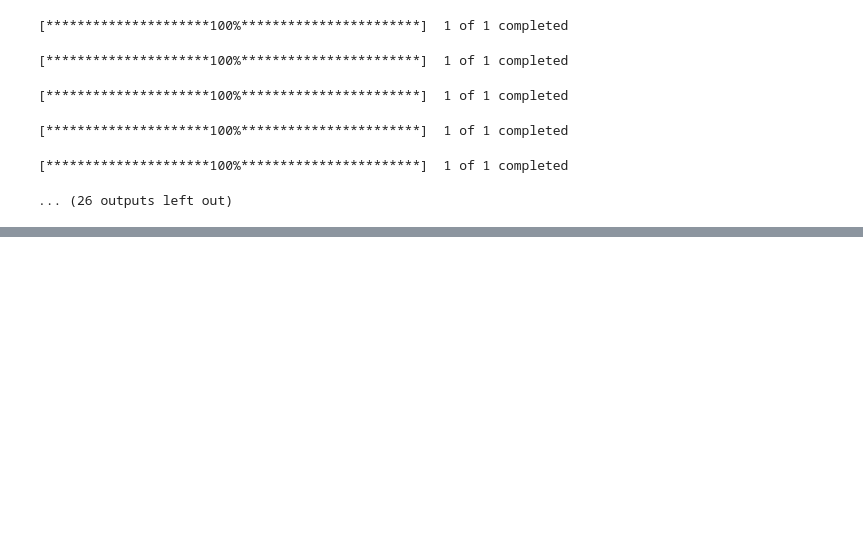
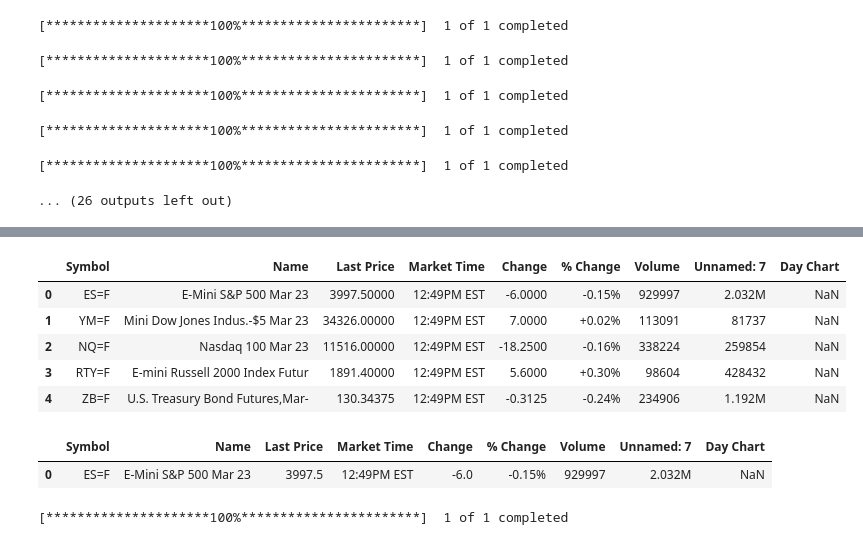
Before and after one commit to bgithub1/barchartacs, a Jupyter notebook: barchartacs/yahoofinance.ipynb, the cells around one changed output, grey strips where cells are left out. Drawn from its saved outputs; the diff is of its cells as text; code cells hidden in the pictures; blank space fills up the shorter version.

```diff
--- a/barchartacs/yahoofinance.ipynb
+++ b/barchartacs/yahoofinance.ipynb
@@ -153,0 +171,20 @@ if __name__=='__main__':
+# %%
+df_fl = get_futures_list_from_yahoo()
+# %%
+df_fl.head()
+# %% [output]
+|  | Symbol | Name | Last Price | Market Time | Change | % Change | Volume | Unnamed: 7 | Day Chart |
+| 0 | ES=F | E-Mini S&P 500 Mar 23 | 3997.50000 | 12:49PM EST | -6.0000 | -0.15% | 929997 | 2.032M | NaN |
+| 1 | YM=F | Mini Dow Jones Indus.-$5 Mar 23 | 34326.00000 | 12:49PM EST | 7.0000 | +0.02% | 113091 | 81737 | NaN |
+| 2 | NQ=F | Nasdaq 100 Mar 23 | 11516.00000 | 12:49PM EST | -18.2500 | -0.16% | 338224 | 259854 | NaN |
+| 3 | RTY=F | E-mini Russell 2000 Index Futur | 1891.40000 | 12:49PM EST | 5.6000 | +0.30% | 98604 | 428432 | NaN |
+| 4 | ZB=F | U.S. Treasury Bond Futures,Mar- | 130.34375 | 12:49PM EST | -0.3125 | -0.24% | 234906 | 1.192M | NaN |
+# %%
+df_fl[df_fl['Symbol'].str.contains('ES')]
+# %% [output]
+|  | Symbol | Name | Last Price | Market Time | Change | % Change | Volume | Unnamed: 7 | Day Chart |
+| 0 | ES=F | E-Mini S&P 500 Mar 23 | 3997.5 | 12:49PM EST | -6.0 | -0.15% | 929997 | 2.032M | NaN |
+# %%
+df_es = fetch_history('ES=F',datetime.datetime.now()-datetime.timedelta(220),datetime.datetime.now())
+# %% [output]
+[*********************100%***********************]  1 of 1 completed
```
Also changed, not shown: parts of 17 cells of this notebook, 15 other files.
